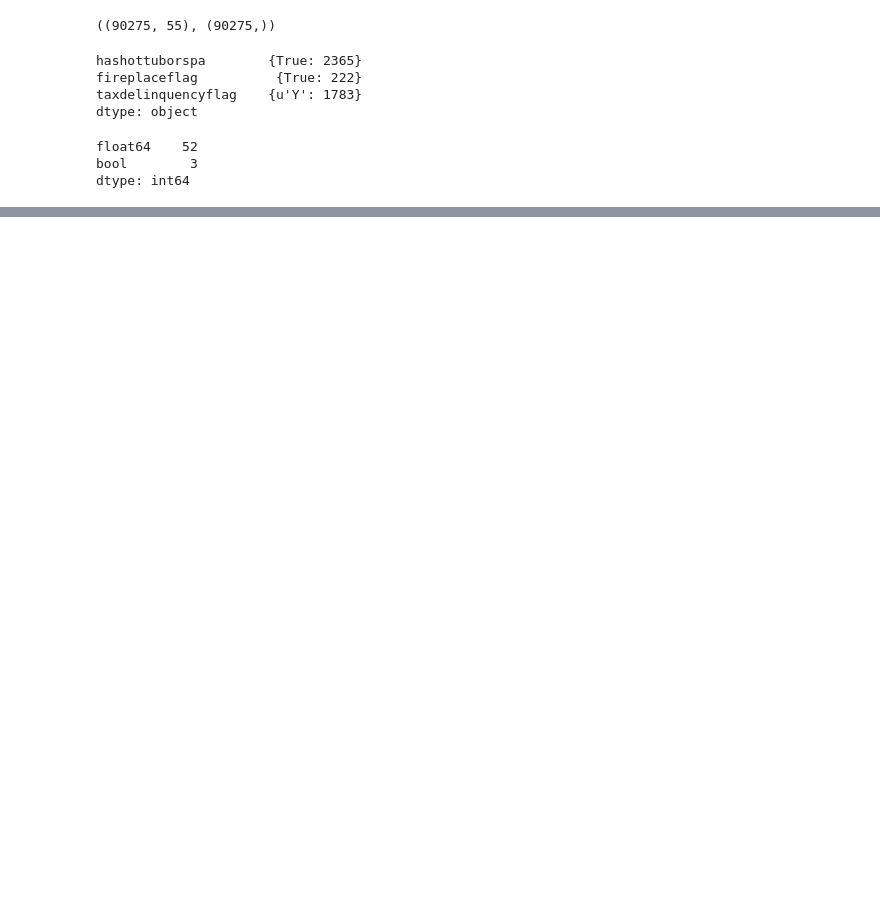
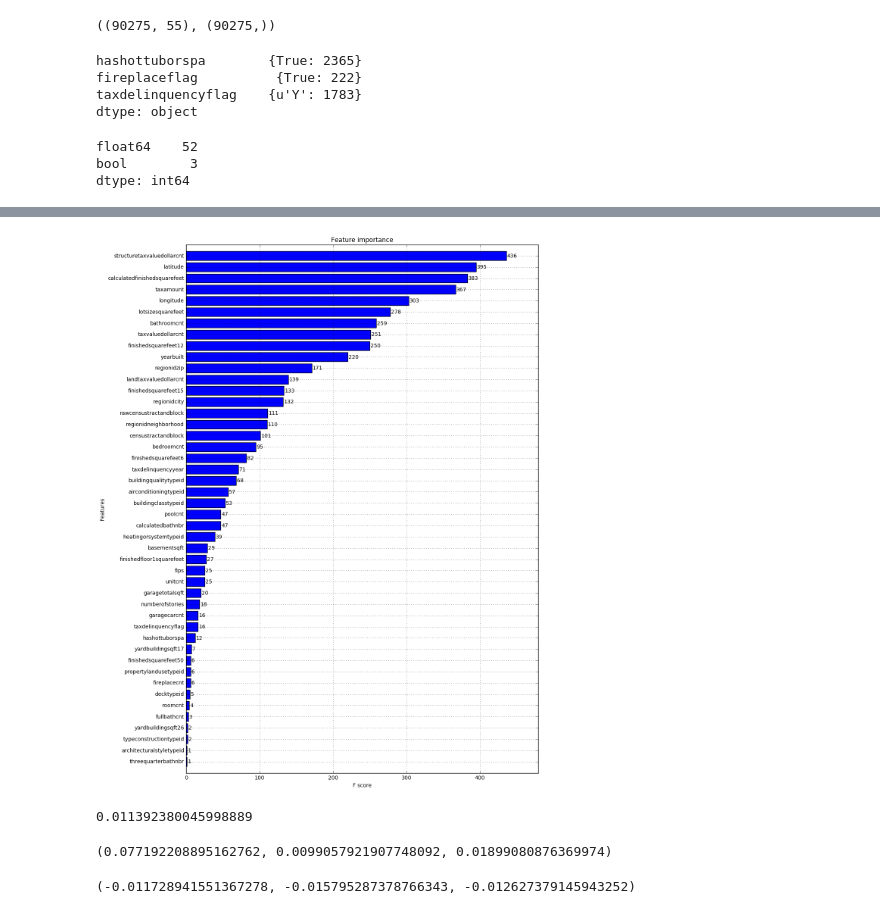
Before and after one commit to shiyuangu/kaggle_zillow, a Jupyter notebook: gbm_xgb.ipynb, the cells around one changed output, grey strips where cells are left out. Saved outputs shown, nothing was run; the diff lists cells and outputs as text; code cells hidden in the pictures; blank space fills up the shorter version.

```diff
--- a/gbm_xgb.ipynb
+++ b/gbm_xgb.ipynb
@@ -62,8 +56,11 @@ float64    52
 bool        3
 dtype: int64
 # %%
-sel = np.random.rand(len(df_x))<0.8
-df_x_train, df_x_test = df_x[sel], df_x[~sel]
-df_y_train, df_y_test = df_y[sel], df_y[~sel]
-df_x_train.shape, df_y_train.shape, df_x_test.shape, df_y_test.shape
+t = np.random.rand(len(df_x))
+sel_train = t <0.7
+sel_valid = np.logical_and(t>=0.7, t<0.9)
+sel_test = np.logical_and(~sel_train,~sel_valid)
+df_x_train, df_x_valid, df_x_test = df_x[sel_train], df_x[sel_valid], df_x[sel_test]
+df_y_train, df_y_valid, df_y_test = df_y[sel_train], df_y[sel_valid], df_y[sel_test]
+df_x_train.shape, df_y_train.shape, df_x_valid.shape, df_y_valid.shape, df_x_test.shape, df_y_test.shape
 # %% [output]
@@ -71,5 +68,6 @@ df_x_train.shape, df_y_train.shape, df_x_test.shape, df_y_test.shape
 # %%
 d_train = xgb.DMatrix(df_x_train, label=df_y_train.values)
+d_valid = xgb.DMatrix(df_x_valid, label=df_y_valid.values)
 d_test = xgb.DMatrix(df_x_test, label=df_y_test.values)
-d_train.num_row(), d_train.num_col(), d_test.num_row(), d_test.num_col()
+d_train.num_row(), d_train.num_col(),d_valid.num_row(), d_valid.num_col(), d_test.num_row(), d_test.num_col()
 # %% [output]
@@ -76,0 +75,14 @@ d_train.num_row(), d_train.num_col(), d_test.num_row(), d_test.num_col()
+# %%
+params = {
+    'eta': 0.02, #step size shrinkage
+    'objective':'reg:linear',
+    'max_depth': 4,
+    'subsample': 0.8, #select 80% samples to build a tree each round
+    'eval_metric': 'mae',#mean absolute error
+    'silent':1  #turn off verbose
+}
+# %%
+gbm = xgb.train(params,d_train, num_boost_round=1000, evals=[(d_train,'train'),(d_valid,'test')],
+                early_stopping_rounds=100,  #eval metric has to decrease every 100 rounds for d_valid
+                verbose_eval=10, #print eval metrics every 10 rounds
+               )
@@ -76,0 +107,6 @@ d_train.num_row(), d_train.num_col(), d_test.num_row(), d_test.num_col()
+# %%
+fig,ax = plt.subplots(figsize=(12,18)) #12in-by-12in image, otherwise legend overlaps.
+xgb.plot_importance(gbm,height=0.8, ax=ax)
+plt.show()
+# %% [output]
+[figure, added]
@@ -76,0 +122,22 @@ d_train.num_row(), d_train.num_col(), d_test.num_row(), d_test.num_col()
+# %%
+y_mean = df_y_train.mean()
+y_mean
+# %% [output]
+0.011392380045998889
+# %%
+#calculate r2; very low!
+r2_test = 1.0- np.sum((y_test_true - y_test_pred)**2)/np.sum((y_test_true-y_mean)**2)
+r2_train = 1.0- np.sum((y_train_true - y_train_pred)**2)/np.sum((y_train_true-y_mean)**2)
+r2_valid = 1.0- np.sum((y_valid_true - y_valid_pred)**2)/np.sum((y_valid_true-y_mean)**2)
+r2_train, r2_valid, r2_test
+# %% [output]
+(0.077192208895162762, 0.0099057921907748092, 0.01899080876369974)
+# %%
+# try to use mae
+f_mae = lambda x: np.median(np.abs(x))
+r_test = 1.0- f_mae(y_test_true - y_test_pred)/f_mae(y_test_true-y_mean)
+r_train = 1.0- f_mae(y_train_true - y_train_pred)/f_mae(y_train_true-y_mean)
+r_valid = 1.0- f_mae(y_valid_true - y_valid_pred)/f_mae(y_valid_true-y_mean)
+r_train, r_valid, r_test
+# %% [output]
+(-0.011728941551367278, -0.015795287378766343, -0.012627379145943252)
```
Also changed, not shown: parts of 6 cells of this notebook.
